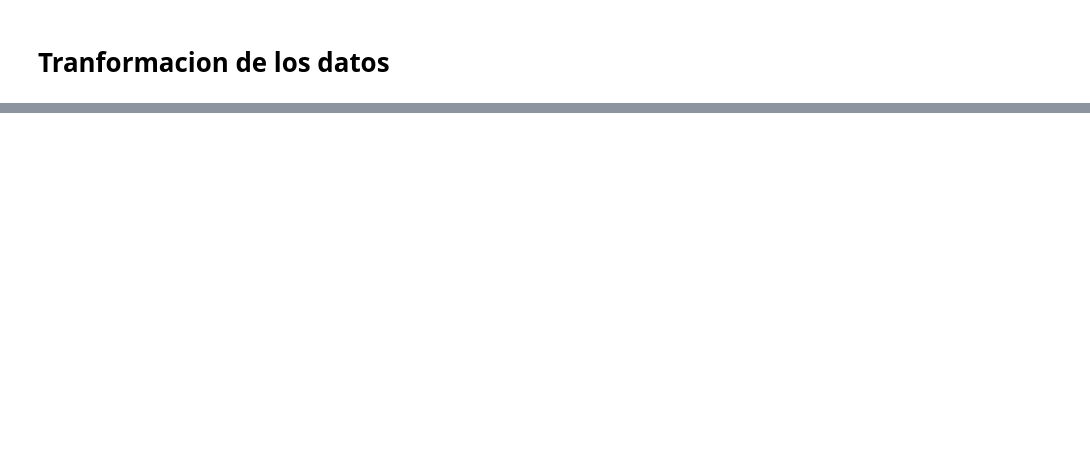
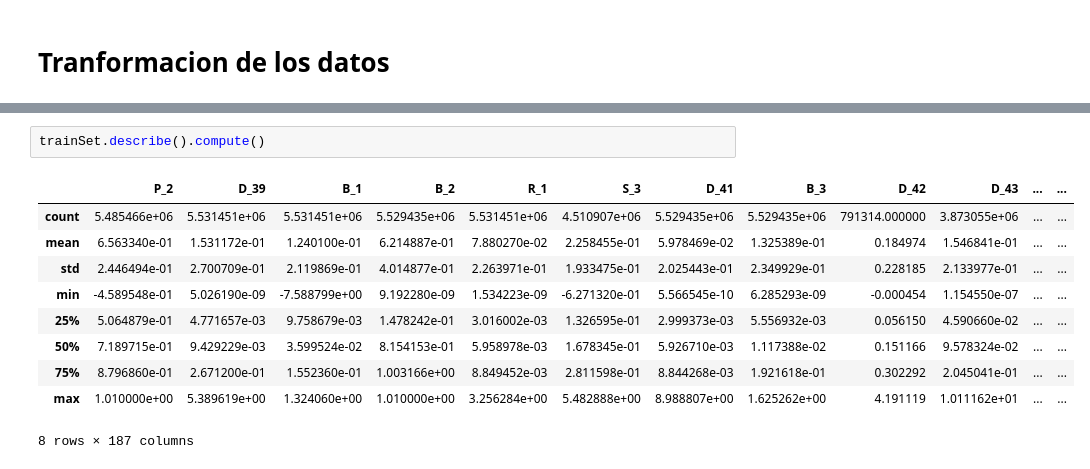
Before and after one commit to new-superuser-alt9193/IA_Avanzada, a Jupyter notebook: wrangling_train_data.ipynb, the cells around one changed output, grey strips where cells are left out. Saved outputs shown, nothing was run; the diff lists cells and outputs as text; blank space fills up the shorter version.

```diff
--- a/wrangling_train_data.ipynb
+++ b/wrangling_train_data.ipynb
@@ -18,0 +52,13 @@ trainLabels = dd.read_csv('./data/train_labels.csv', blocksize=50e6)
+# %%
+trainSet.describe().compute()
+# %% [output]
+|  | P_2 | D_39 | B_1 | B_2 | R_1 | S_3 | D_41 | B_3 | D_42 | D_43 | ... | ... |
+| count | 5.485466e+06 | 5.531451e+06 | 5.531451e+06 | 5.529435e+06 | 5.531451e+06 | 4.510907e+06 | 5.529435e+06 | 5.529435e+06 | 791314.000000 | 3.873055e+06 | ... | ... |
+| mean | 6.563340e-01 | 1.531172e-01 | 1.240100e-01 | 6.214887e-01 | 7.880270e-02 | 2.258455e-01 | 5.978469e-02 | 1.325389e-01 | 0.184974 | 1.546841e-01 | ... | ... |
+| std | 2.446494e-01 | 2.700709e-01 | 2.119869e-01 | 4.014877e-01 | 2.263971e-01 | 1.933475e-01 | 2.025443e-01 | 2.349929e-01 | 0.228185 | 2.133977e-01 | ... | ... |
+| min | -4.589548e-01 | 5.026190e-09 | -7.588799e+00 | 9.192280e-09 | 1.534223e-09 | -6.271320e-01 | 5.566545e-10 | 6.285293e-09 | -0.000454 | 1.154550e-07 | ... | ... |
+| 25% | 5.064879e-01 | 4.771657e-03 | 9.758679e-03 | 1.478242e-01 | 3.016002e-03 | 1.326595e-01 | 2.999373e-03 | 5.556932e-03 | 0.056150 | 4.590660e-02 | ... | ... |
+| 50% | 7.189715e-01 | 9.429229e-03 | 3.599524e-02 | 8.154153e-01 | 5.958978e-03 | 1.678345e-01 | 5.926710e-03 | 1.117388e-02 | 0.151166 | 9.578324e-02 | ... | ... |
+| 75% | 8.796860e-01 | 2.671200e-01 | 1.552360e-01 | 1.003166e+00 | 8.849452e-03 | 2.811598e-01 | 8.844268e-03 | 1.921618e-01 | 0.302292 | 2.045041e-01 | ... | ... |
+| max | 1.010000e+00 | 5.389619e+00 | 1.324060e+00 | 1.010000e+00 | 3.256284e+00 | 5.482888e+00 | 8.988807e+00 | 1.625262e+00 | 4.191119 | 1.011162e+01 | ... | ... |
+8 rows × 187 columns
```
Also changed, not shown: parts of 28 cells of this notebook, 1 other file.
